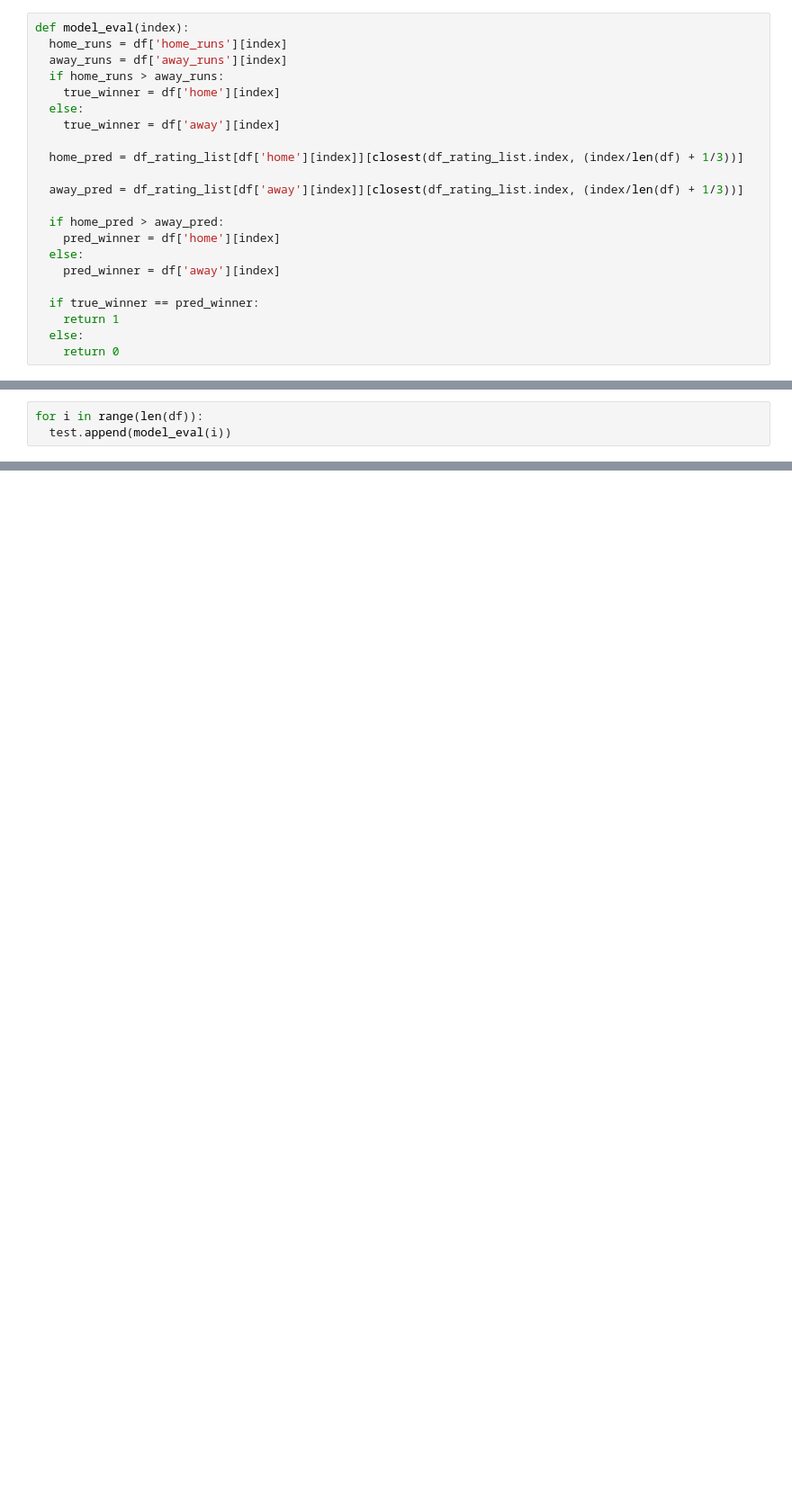
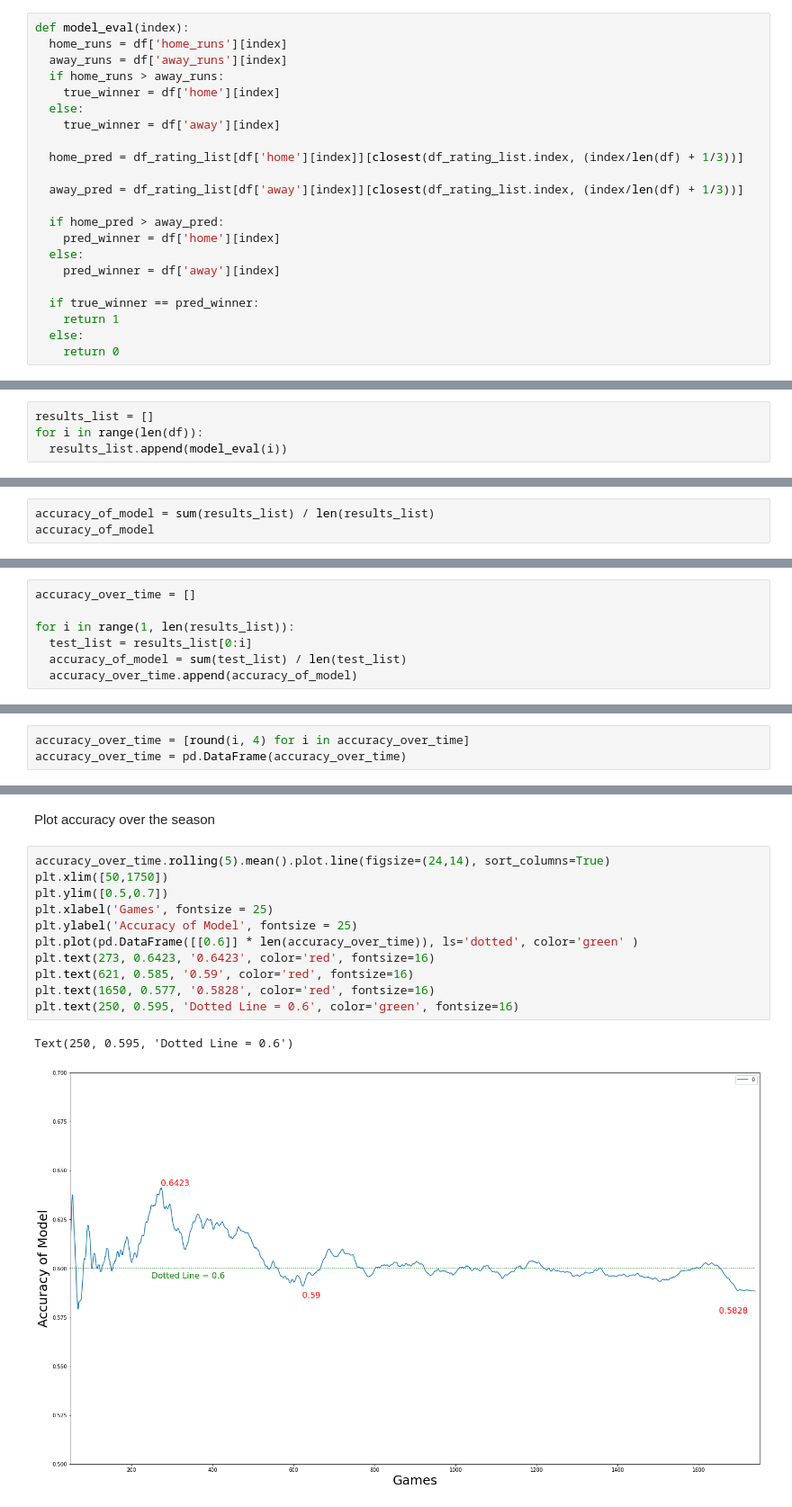
Before and after one commit to Luke-Chesley/API-Sports-Ridge_regression, a Jupyter notebook: MLB_ridge_regression.ipynb, the cells around one changed output, grey strips where cells are left out. Shown at 90% size. Cells and saved outputs as stored; diff of their text form; blank space fills up the shorter version.

```diff
--- a/MLB_ridge_regression.ipynb
+++ b/MLB_ridge_regression.ipynb
@@ -394,3 +365,4 @@ len(df)
 # %%
+results_list = []
 for i in range(len(df)):
-  test.append(model_eval(i))
+  results_list.append(model_eval(i))
@@ -452,0 +371,3 @@ labelLines(align=False, fontsize=12)
+# %%
+accuracy_of_model = sum(results_list) / len(results_list)
+accuracy_of_model
@@ -452,0 +378,7 @@ labelLines(align=False, fontsize=12)
+# %%
+accuracy_over_time = []
+
+for i in range(1, len(results_list)):
+  test_list = results_list[0:i]
+  accuracy_of_model = sum(test_list) / len(test_list)
+  accuracy_over_time.append(accuracy_of_model)
@@ -452,0 +387,3 @@ labelLines(align=False, fontsize=12)
+# %%
+accuracy_over_time = [round(i, 4) for i in accuracy_over_time]
+accuracy_over_time = pd.DataFrame(accuracy_over_time)
@@ -452,0 +397,16 @@ labelLines(align=False, fontsize=12)
+# %% [markdown]
+Plot accuracy over the season
+# %%
+accuracy_over_time.rolling(5).mean().plot.line(figsize=(24,14), sort_columns=True)
+plt.xlim([50,1750])
+plt.ylim([0.5,0.7])
+plt.xlabel('Games', fontsize = 25)
+plt.ylabel('Accuracy of Model', fontsize = 25)
+plt.plot(pd.DataFrame([[0.6]] * len(accuracy_over_time)), ls='dotted', color='green' )
+plt.text(273, 0.6423, '0.6423', color='red', fontsize=16)
+plt.text(621, 0.585, '0.59', color='red', fontsize=16)
+plt.text(1650, 0.577, '0.5828', color='red', fontsize=16)
+plt.text(250, 0.595, 'Dotted Line = 0.6', color='green', fontsize=16)
+# %% [output]
+Text(250, 0.595, 'Dotted Line = 0.6')
+[figure, added]
```
Also changed, not shown: parts of 76 cells of this notebook.
